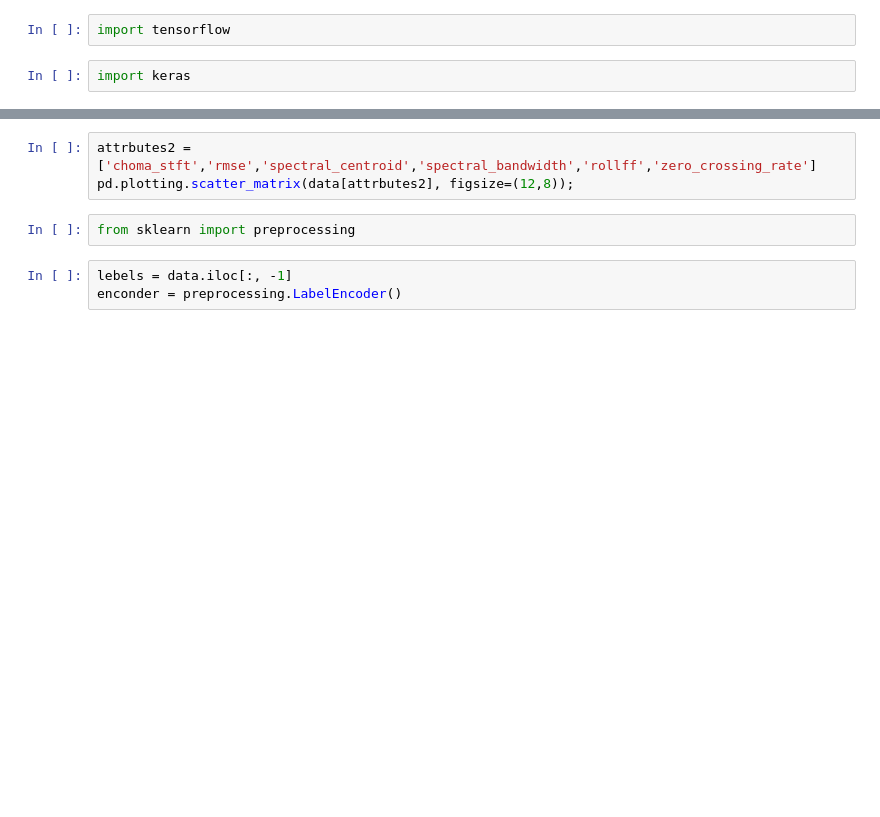
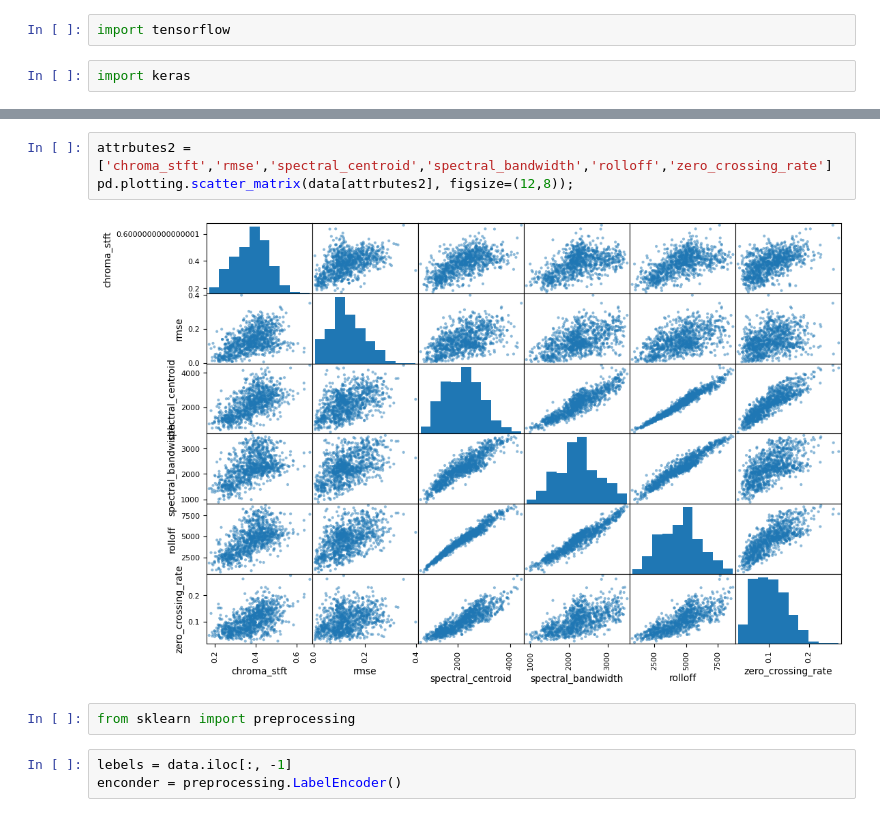
Before and after one commit to Rmejia39/PROGRAMACIOON-lll, a Jupyter notebook: data/datatest.ipynb, the cells around one changed output, grey strips where cells are left out. Cells and saved outputs as stored; diff of their text form; blank space fills up the shorter version.

```diff
--- a/data/datatest.ipynb
+++ b/data/datatest.ipynb
@@ -23,6 +33,8 @@ pd.plotting.scatter_matrix(data[attrbutes], figsize=(12,8));
 # %%
-attrbutes2 = ['choma_stft','rmse','spectral_centroid','spectral_bandwidth','rollff','zero_crossing_rate']
+attrbutes2 = ['chroma_stft','rmse','spectral_centroid','spectral_bandwidth','rolloff','zero_crossing_rate']
 pd.plotting.scatter_matrix(data[attrbutes2], figsize=(12,8));
+# %% [output]
+[figure, added]
 # %%
 from sklearn import preprocessing
 # %%
```
Also changed, not shown: parts of 27 cells of this notebook, 14 other files.
